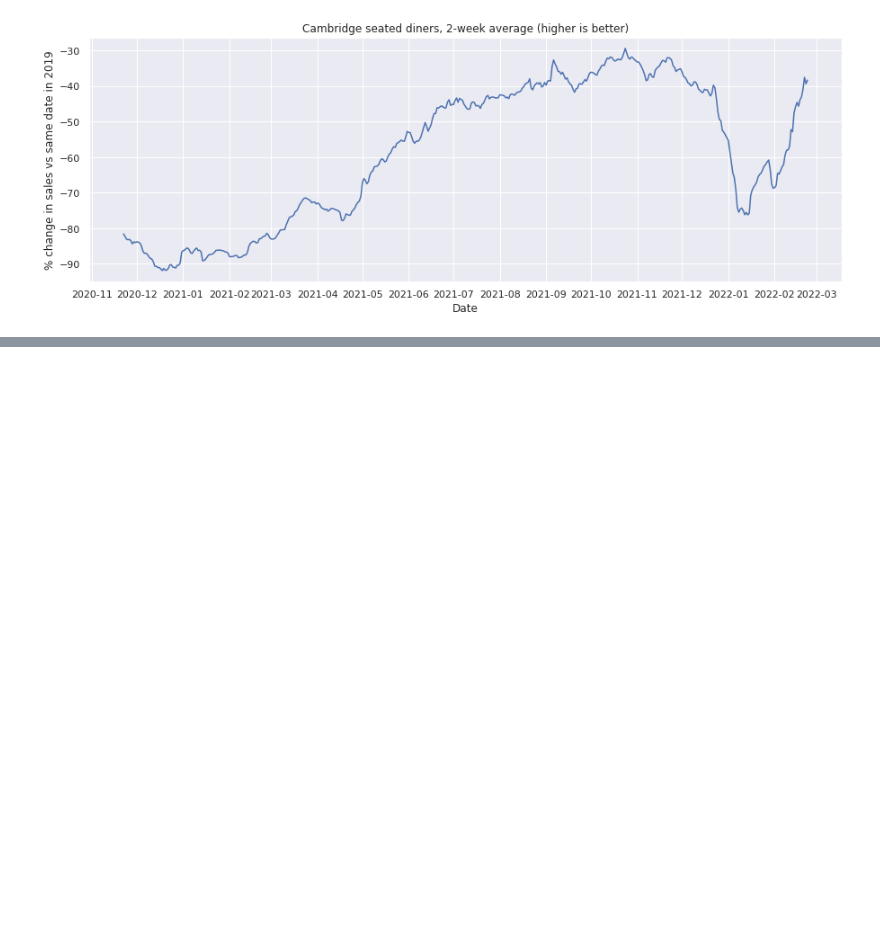
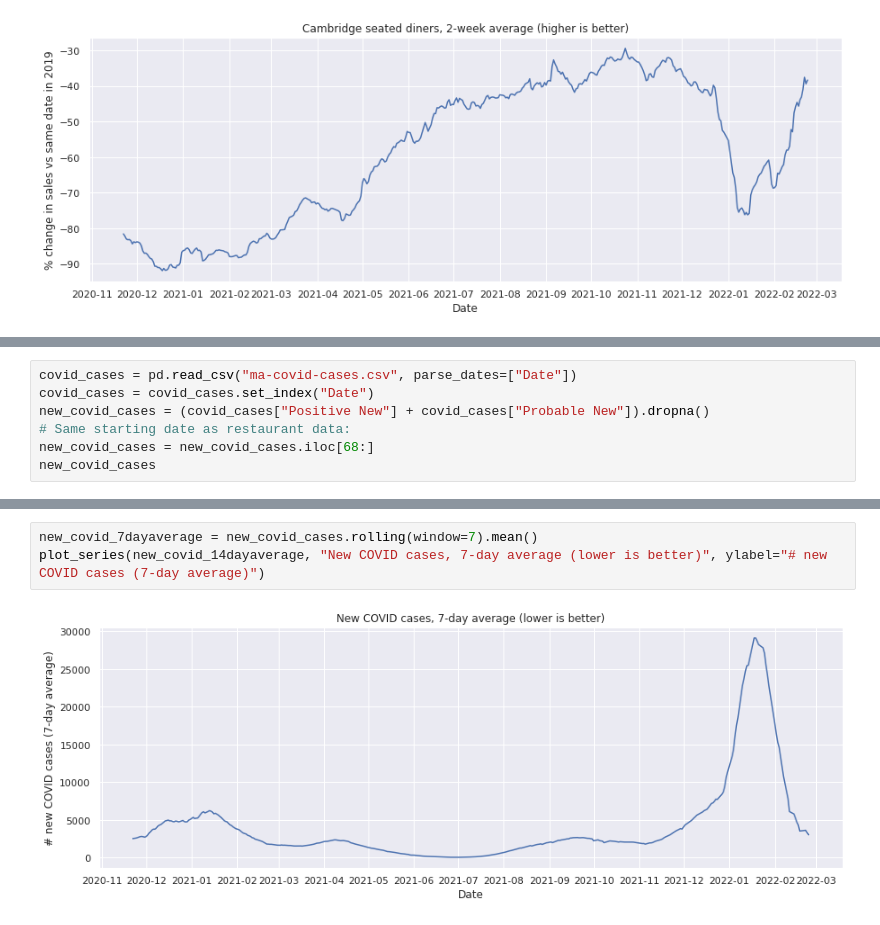
Before and after one commit to itamarst/cambridge-dining, a Jupyter notebook: dining-cambridge.ipynb, the cells around one changed output, grey strips where cells are left out. Drawn from its saved outputs; the diff is of its cells as text; blank space fills up the shorter version.

Commit message:
Add COVID cases.

```diff
--- a/dining-cambridge.ipynb
+++ b/dining-cambridge.ipynb
@@ -54,0 +50,7 @@ plot_series(cambridge_change, "Cambridge indoor dining, change from week before
+# %%
+covid_cases = pd.read_csv("ma-covid-cases.csv", parse_dates=["Date"])
+covid_cases = covid_cases.set_index("Date")
+new_covid_cases = (covid_cases["Positive New"] + covid_cases["Probable New"]).dropna()
+# Same starting date as restaurant data:
+new_covid_cases = new_covid_cases.iloc[68:]
+new_covid_cases
@@ -54,0 +71,5 @@ plot_series(cambridge_change, "Cambridge indoor dining, change from week before
+# %%
+new_covid_7dayaverage = new_covid_cases.rolling(window=7).mean()
+plot_series(new_covid_14dayaverage, "New COVID cases, 7-day average (lower is better)", ylabel="# new COVID cases (7-day average)")
+# %% [output]
+[figure, added]
```
Also changed, not shown: parts of 2 cells of this notebook, 1 other file.
